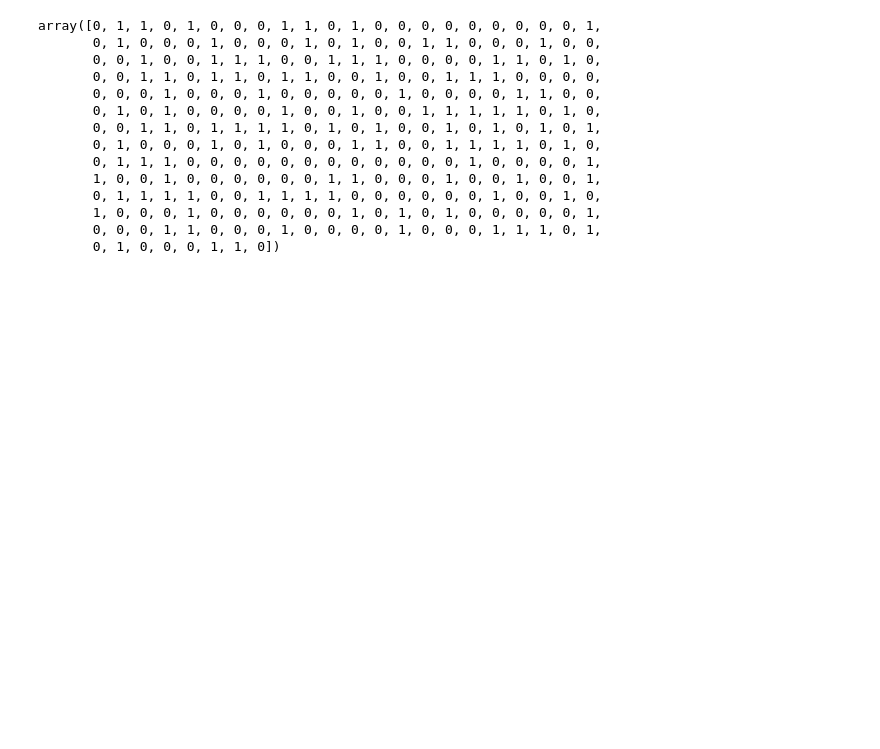
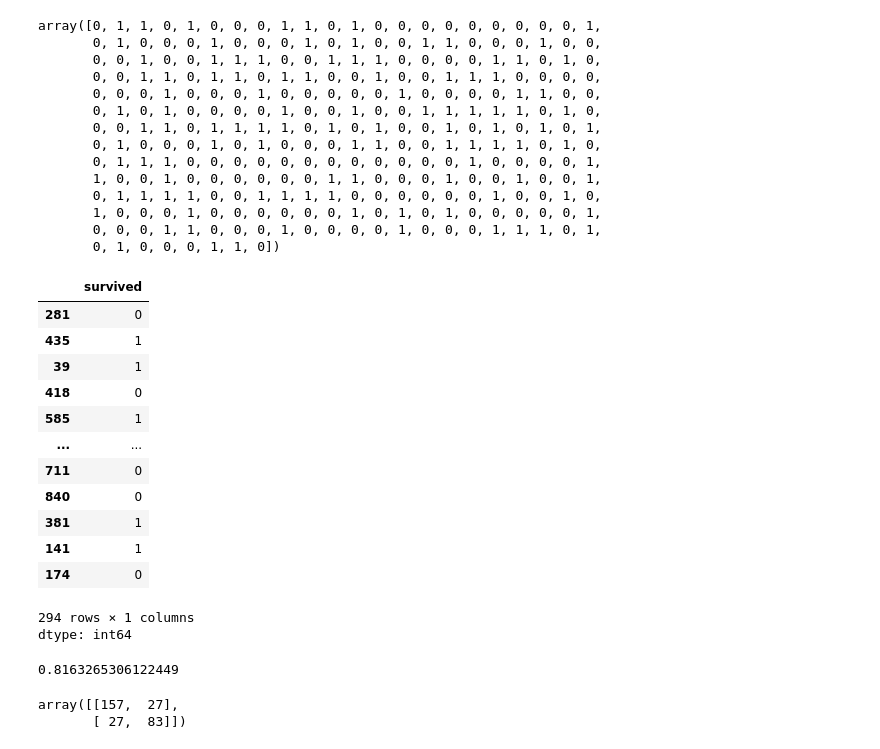
Before and after one commit to Nitik-sharma/Backend, a Jupyter notebook: chapter_appendix-tools-for-deep-learning/jupyter.ipynb, the cells around one changed output. Drawn from its saved outputs; the diff is of its cells as text; code cells hidden in the pictures; blank space fills up the shorter version.

```diff
--- a/chapter_appendix-tools-for-deep-learning/jupyter.ipynb
+++ b/chapter_appendix-tools-for-deep-learning/jupyter.ipynb
@@ -349,3 +337,20 @@ array([0, 1, 1, 0, 1, 0, 0, 0, 1, 1, 0, 1, 0, 0, 0, 0, 0, 0, 0, 0, 0, 1,
        1, 0, 0, 0, 1, 0, 0, 0, 0, 0, 0, 1, 0, 1, 0, 1, 0, 0, 0, 0, 0, 1,
        0, 0, 0, 1, 1, 0, 0, 0, 1, 0, 0, 0, 0, 1, 0, 0, 0, 1, 1, 1, 0, 1,
        0, 1, 0, 0, 0, 1, 1, 0])
+# %%
+y_test
+# %% [output]
+|  | survived |
+| 281 | 0 |
+| 435 | 1 |
+| 39 | 1 |
+| 418 | 0 |
+| 585 | 1 |
+| ... | ... |
+| 711 | 0 |
+| 840 | 0 |
+| 381 | 1 |
+| 141 | 1 |
+| 174 | 0 |
+294 rows × 1 columns
+dtype: int64
@@ -351,0 +359,9 @@ array([0, 1, 1, 0, 1, 0, 0, 0, 1, 1, 0, 1, 0, 0, 0, 0, 0, 0, 0, 0, 0, 1,
+# %%
+accuracy_score(y_test,y_predic)
+# %% [output]
+0.8163265306122449
+# %%
+confusion_matrix(y_test,y_predic)
+# %% [output]
+array([[157,  27],
+       [ 27,  83]])
```
Also changed, not shown: parts of 4 cells of this notebook.
